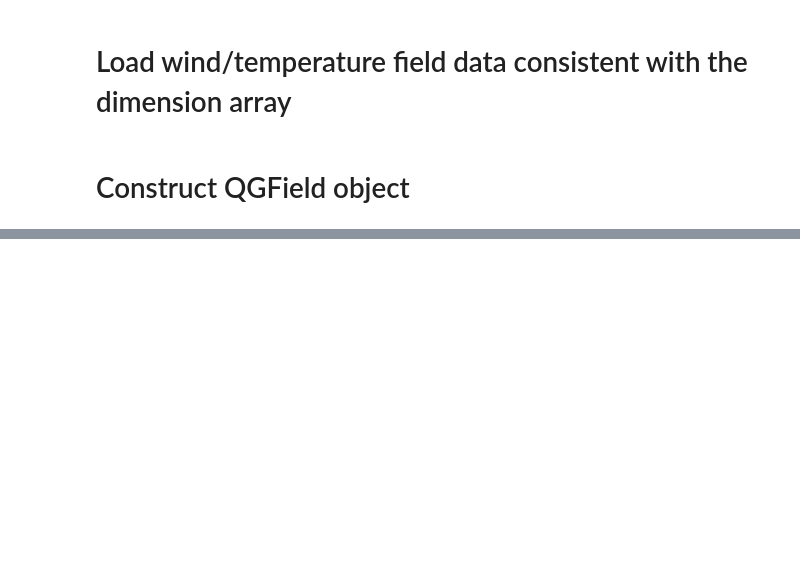
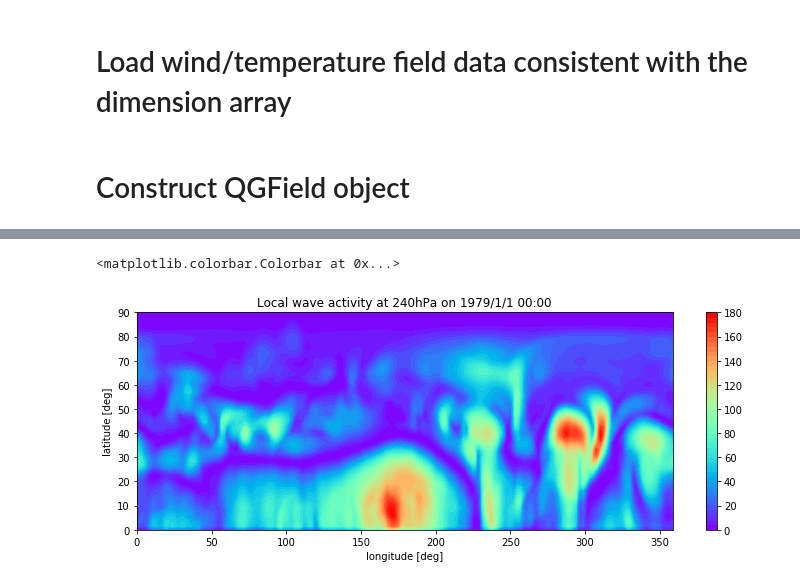
Before and after one commit to csyhuang/hn2016_falwa, a Jupyter notebook: examples/nh2018_science/demo_script_for_nh2018.ipynb, the cells around one changed output, grey strips where cells are left out. Cells and saved outputs as stored; diff of their text form; code cells hidden in the pictures; blank space fills up the shorter version.

```diff
--- a/examples/nh2018_science/demo_script_for_nh2018.ipynb
+++ b/examples/nh2018_science/demo_script_for_nh2018.ipynb
@@ -103,0 +152,10 @@ Please refer to the documentation on `oopinterface.QGField` for the details of i
+# %%
+plt.figure(figsize=(12,4))
+plt.title('Local wave activity at 240hPa on 1979/1/1 00:00')
+plt.contourf(xlon,ylat[(nlat//2):],lwa[10,:,:], 50, cmap='rainbow')
+plt.ylabel('latitude [deg]')
+plt.xlabel('longitude [deg]')
+plt.colorbar()
+# %% [output]
+<matplotlib.colorbar.Colorbar at 0x...>
+[figure, added]
```
Also changed, not shown: parts of 21 cells of this notebook, 39 other files.
